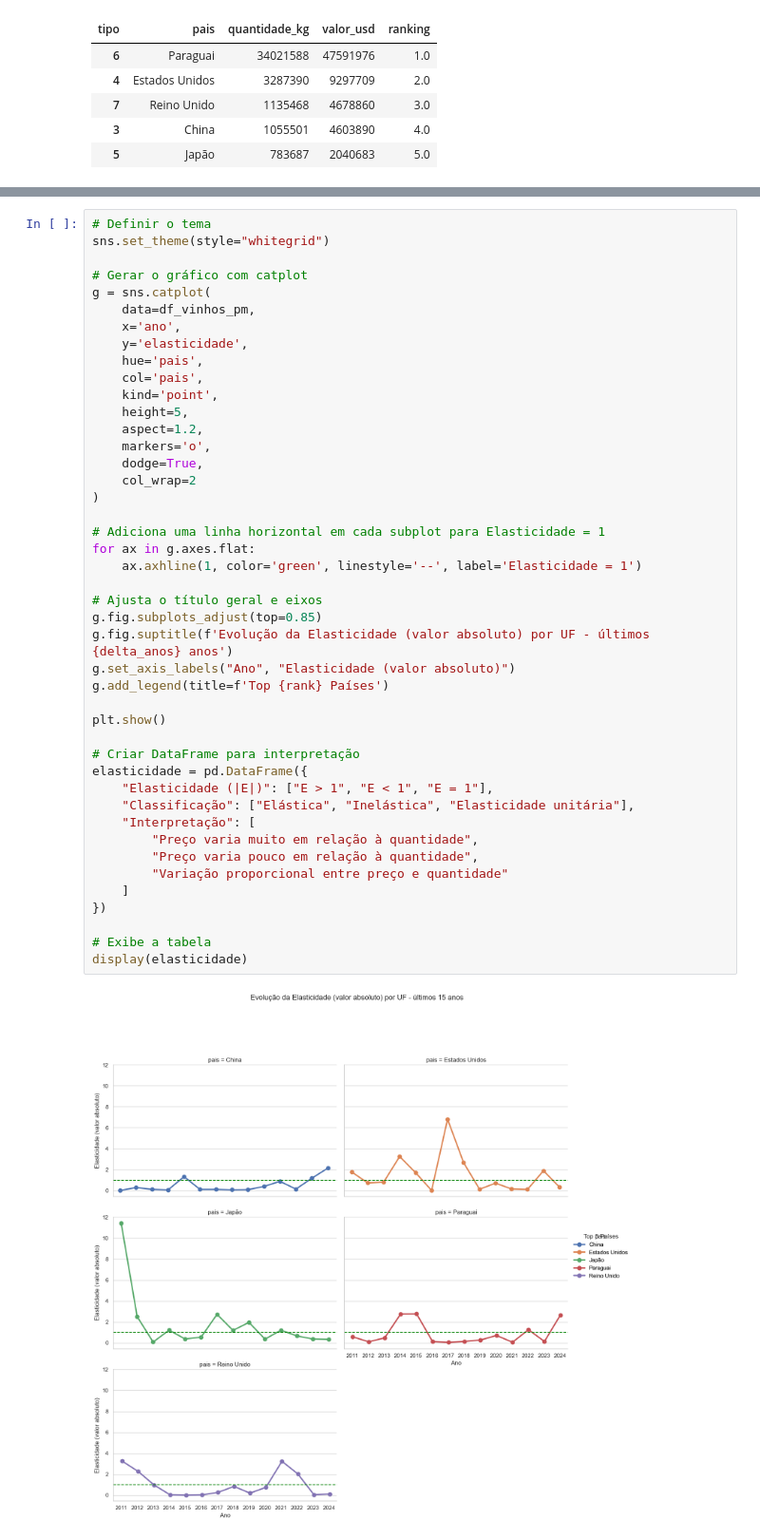
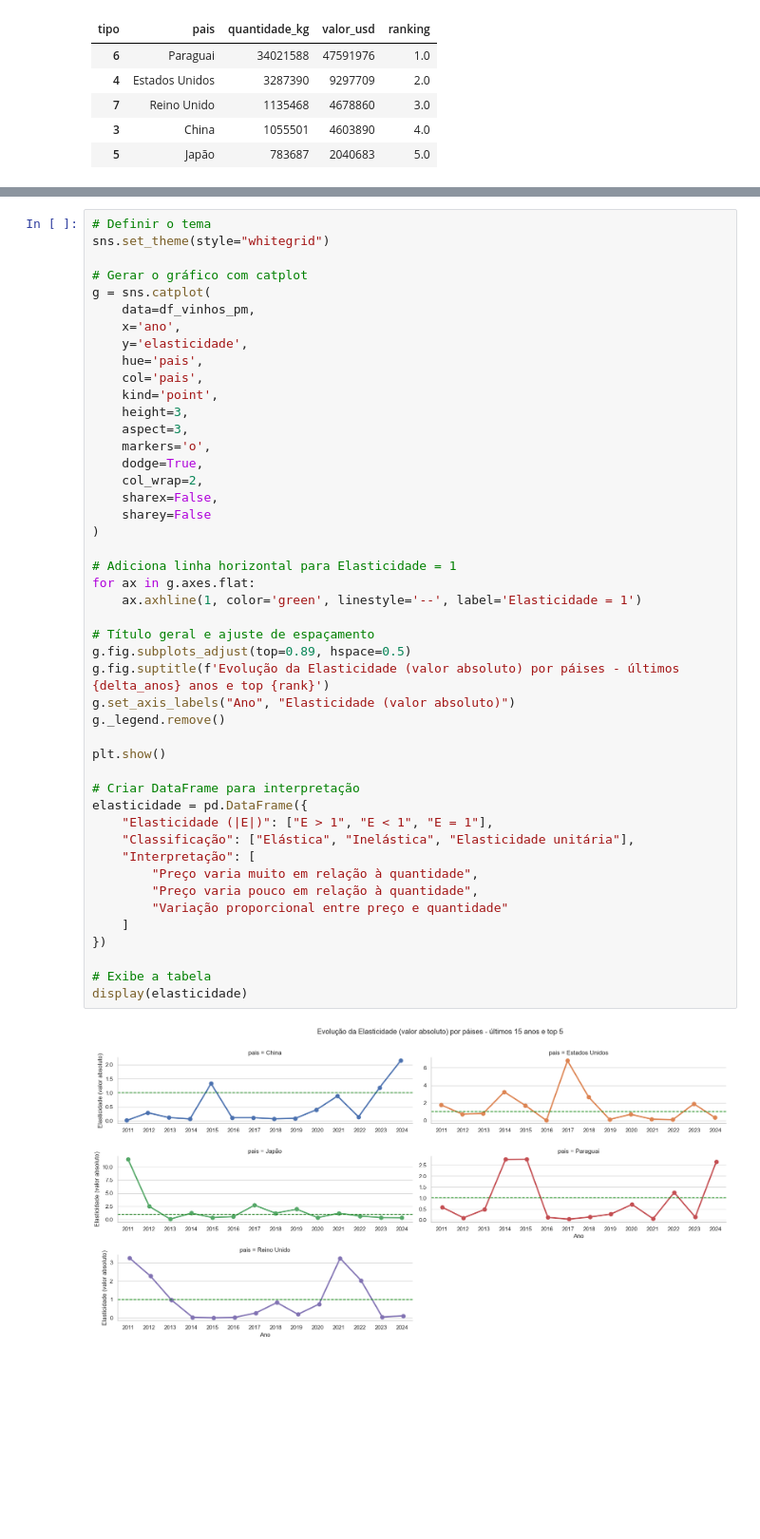
Before and after one commit to RicardViana/fiap-Data-Analysis-and-Exploration, a Jupyter notebook: tech_challenge_fase1.ipynb, the cells around one changed output, grey strips where cells are left out. Shown: that part at 95% size. Drawn from its saved outputs; the diff is of its cells as text; blank space fills up the shorter version.

```diff
--- a/tech_challenge_fase1.ipynb
+++ b/tech_challenge_fase1.ipynb
@@ -255,42 +280,44 @@ g = sns.catplot(
     x='ano',
     y='elasticidade',
     hue='pais',
     col='pais',
     kind='point',
-    height=5,
-    aspect=1.2,
+    height=3,
+    aspect=3,
     markers='o',
     dodge=True,
-    col_wrap=2
+    col_wrap=2,
+    sharex=False,
+    sharey=False
 )
 
-# Adiciona uma linha horizontal em cada subplot para Elasticidade = 1
+# Adiciona linha horizontal para Elasticidade = 1
 for ax in g.axes.flat:
     ax.axhline(1, color='green', linestyle='--', label='Elasticidade = 1')
 
-# Ajusta o título geral e eixos
-g.fig.subplots_adjust(top=0.85)
-g.fig.suptitle(f'Evolução da Elasticidade (valor absoluto) por UF - últimos {delta_anos} anos')
+# Título geral e ajuste de espaçamento
+g.fig.subplots_adjust(top=0.89, hspace=0.5)
+g.fig.suptitle(f'Evolução da Elasticidade (valor absoluto) por páises - últimos {delta_anos} anos e top {rank}')
 g.set_axis_labels("Ano", "Elasticidade (valor absoluto)")
-g.add_legend(title=f'Top {rank} Países')
+g._legend.remove()
 
 plt.show()
 
 # Criar DataFrame para interpretação
 elasticidade = pd.DataFrame({
     "Elasticidade (|E|)": ["E > 1", "E < 1", "E = 1"],
     "Classificação": ["Elástica", "Inelástica", "Elasticidade unitária"],
     "Interpretação": [
         "Preço varia muito em relação à quantidade",
         "Preço varia pouco em relação à quantidade",
         "Variação proporcional entre preço e quantidade"
     ]
 })
 
 # Exibe a tabela
 display(elasticidade)
 # %% [output]
-[figure, old version]
+[figure, new version]
 |  | Elasticidade (|E|) | Classificação | Interpretação |
 | 0 | E > 1 | Elástica | Preço varia muito em relação à qu... |
 | 1 | E < 1 | Inelástica | Preço varia pouco em relação à qu... |
```
Also changed, not shown: parts of 4 cells of this notebook.
